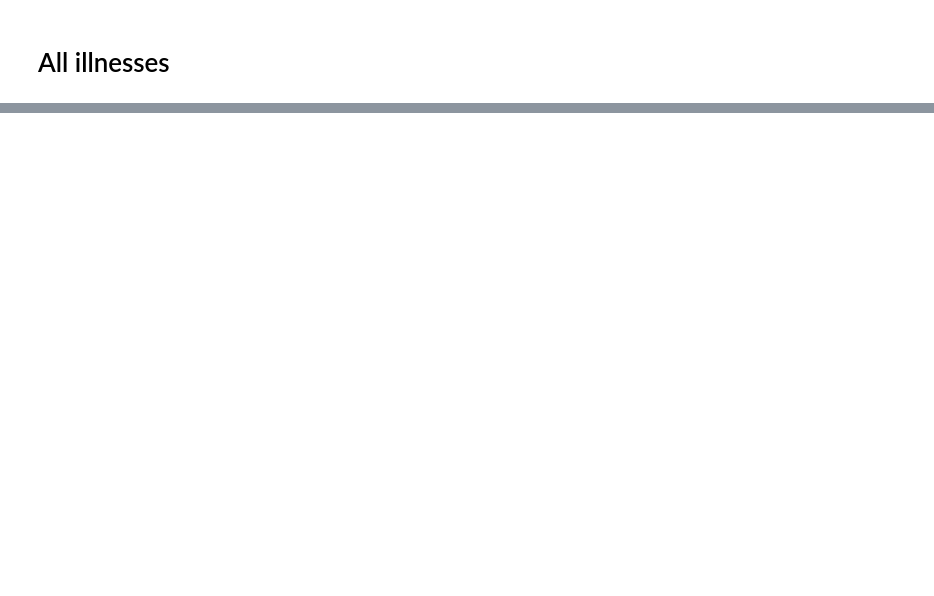
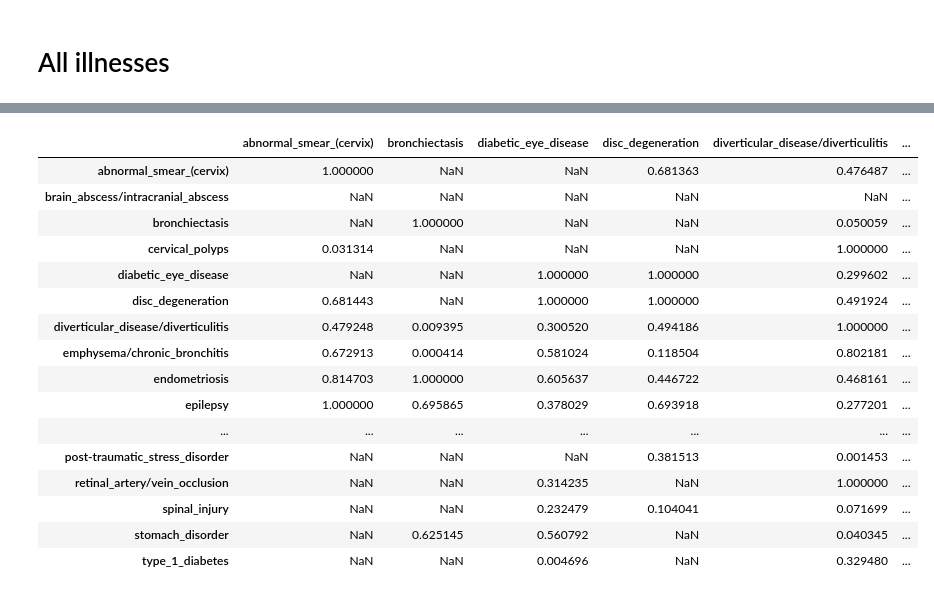
Before and after one commit to cole-khamnei/HLA_genotyping_associations, a Jupyter notebook: notebooks/comorbid_graph.ipynb, the cells around one changed output, grey strips where cells are left out. Cells and saved outputs as stored; diff of their text form; code cells hidden in the pictures; blank space fills up the shorter version.

```diff
--- a/notebooks/comorbid_graph.ipynb
+++ b/notebooks/comorbid_graph.ipynb
@@ -127,0 +133,35 @@ plt.scatter(embedding[:, 0], embedding[:, 1])
+# %%
+np.random.seed(6)
+some_illnesses_raw = sorted(np.random.choice(all_illnesses, 50))
+some_illnesses_raw = all_illnesses
+
+illness_dx_data = {}
+for illness in tqdm(some_illnesses_raw, desc="Aggregating illness dates", unit=" illnesses"):
+    new_illness_label = illness.replace(" ", "_")
+    _, illness_dx_age = get_illness_value_dx_age(biobank_data, illness, "illness_code")
+    illness_dx_data[new_illness_label] = illness_dx_age
+
+illness_dx_data = pd.DataFrame(illness_dx_data)
+some_illnesses = list(illness_dx_data.columns)
+# %%
+preceding_tests = []
+
+pbar = tqdm(total=len(some_illnesses) ** 2, unit=" illnesses")
+
+
+for illness in some_illnesses:
+    illness_preceding_tests = []
+    for precursor_illness in some_illnesses:
+        if precursor_illness == illness:
+            illness_preceding_tests.append(1)
+        else:
+            precursor_dx_ages, illness_dx_ages = illness_dx_data[precursor_illness], illness_dx_data[illness].values
+            p, r = preceding_event_test(precursor_dx_ages, illness_dx_ages)
+            illness_preceding_tests.append(r)
+        pbar.update(1)
+
+    preceding_tests.append(illness_preceding_tests)
+pbar.close()
+
+preceding_tests = pd.DataFrame(preceding_tests, columns=some_illnesses)
+preceding_tests.index = some_illnesses
@@ -127,0 +212,21 @@ plt.scatter(embedding[:, 0], embedding[:, 1])
+# %%
+significant = preceding_tests.loc[preceding_tests.lt(0.05).any(axis=1), preceding_tests.lt(0.05).any()]
+significant
+# %% [output]
+|  | abnormal_smear_(cervix) | bronchiectasis | diabetic_eye_disease | disc_degeneration | diverticular_disease/diverticulitis | ... |
+| abnormal_smear_(cervix) | 1.000000 | NaN | NaN | 0.681363 | 0.476487 | ... |
+| brain_abscess/intracranial_abscess | NaN | NaN | NaN | NaN | NaN | ... |
+| bronchiectasis | NaN | 1.000000 | NaN | NaN | 0.050059 | ... |
+| cervical_polyps | 0.031314 | NaN | NaN | NaN | 1.000000 | ... |
+| diabetic_eye_disease | NaN | NaN | 1.000000 | 1.000000 | 0.299602 | ... |
+| disc_degeneration | 0.681443 | NaN | 1.000000 | 1.000000 | 0.491924 | ... |
+| diverticular_disease/diverticulitis | 0.479248 | 0.009395 | 0.300520 | 0.494186 | 1.000000 | ... |
+| emphysema/chronic_bronchitis | 0.672913 | 0.000414 | 0.581024 | 0.118504 | 0.802181 | ... |
+| endometriosis | 0.814703 | 1.000000 | 0.605637 | 0.446722 | 0.468161 | ... |
+| epilepsy | 1.000000 | 0.695865 | 0.378029 | 0.693918 | 0.277201 | ... |
+| ... | ... | ... | ... | ... | ... | ... |
+| post-traumatic_stress_disorder | NaN | NaN | NaN | 0.381513 | 0.001453 | ... |
+| retinal_artery/vein_occlusion | NaN | NaN | 0.314235 | NaN | 1.000000 | ... |
+| spinal_injury | NaN | NaN | 0.232479 | 0.104041 | 0.071699 | ... |
+| stomach_disorder | NaN | 0.625145 | 0.560792 | NaN | 0.040345 | ... |
+| type_1_diabetes | NaN | NaN | 0.004696 | NaN | 0.329480 | ... |
```
Also changed, not shown: parts of 18 cells of this notebook, 3 other files.
